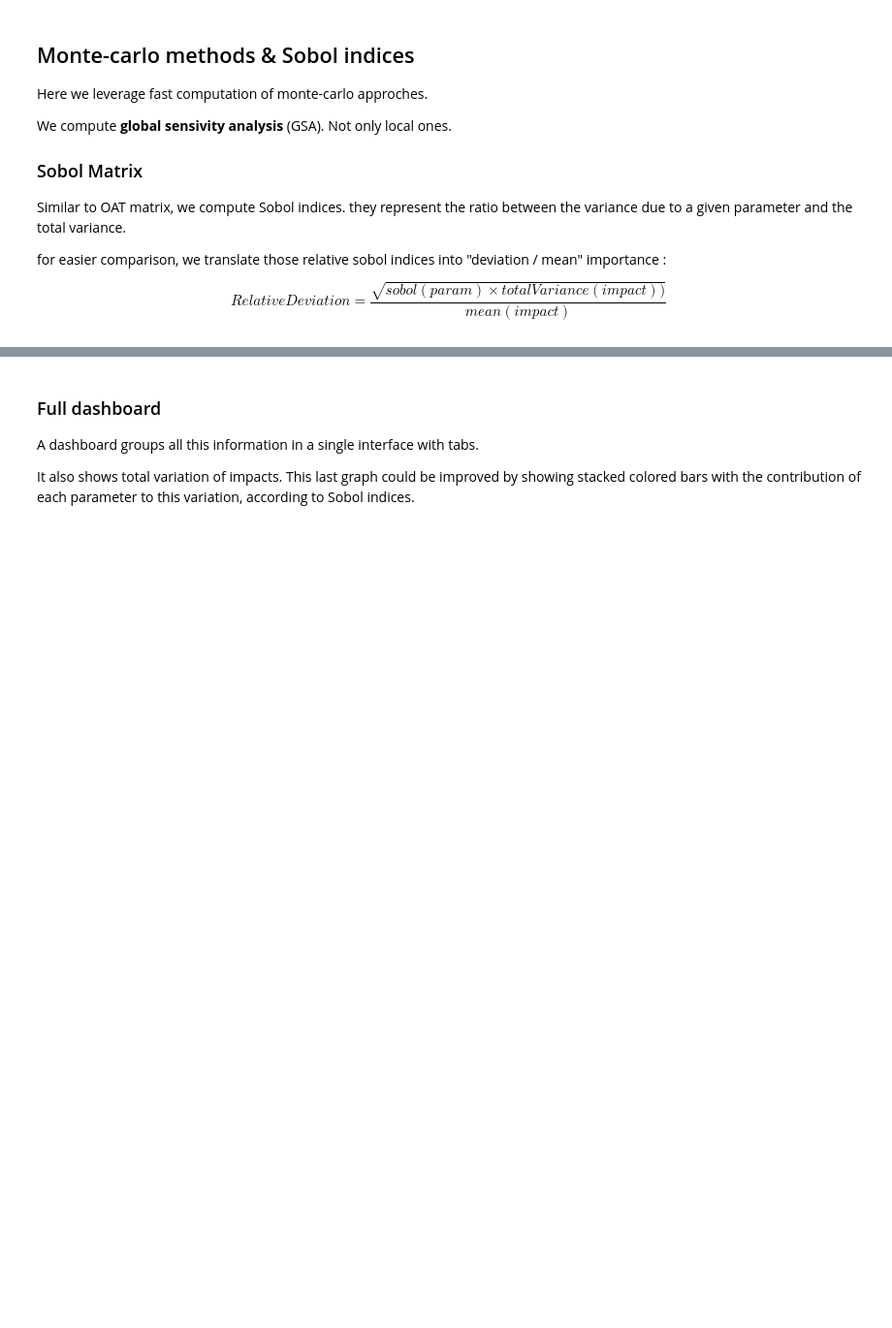
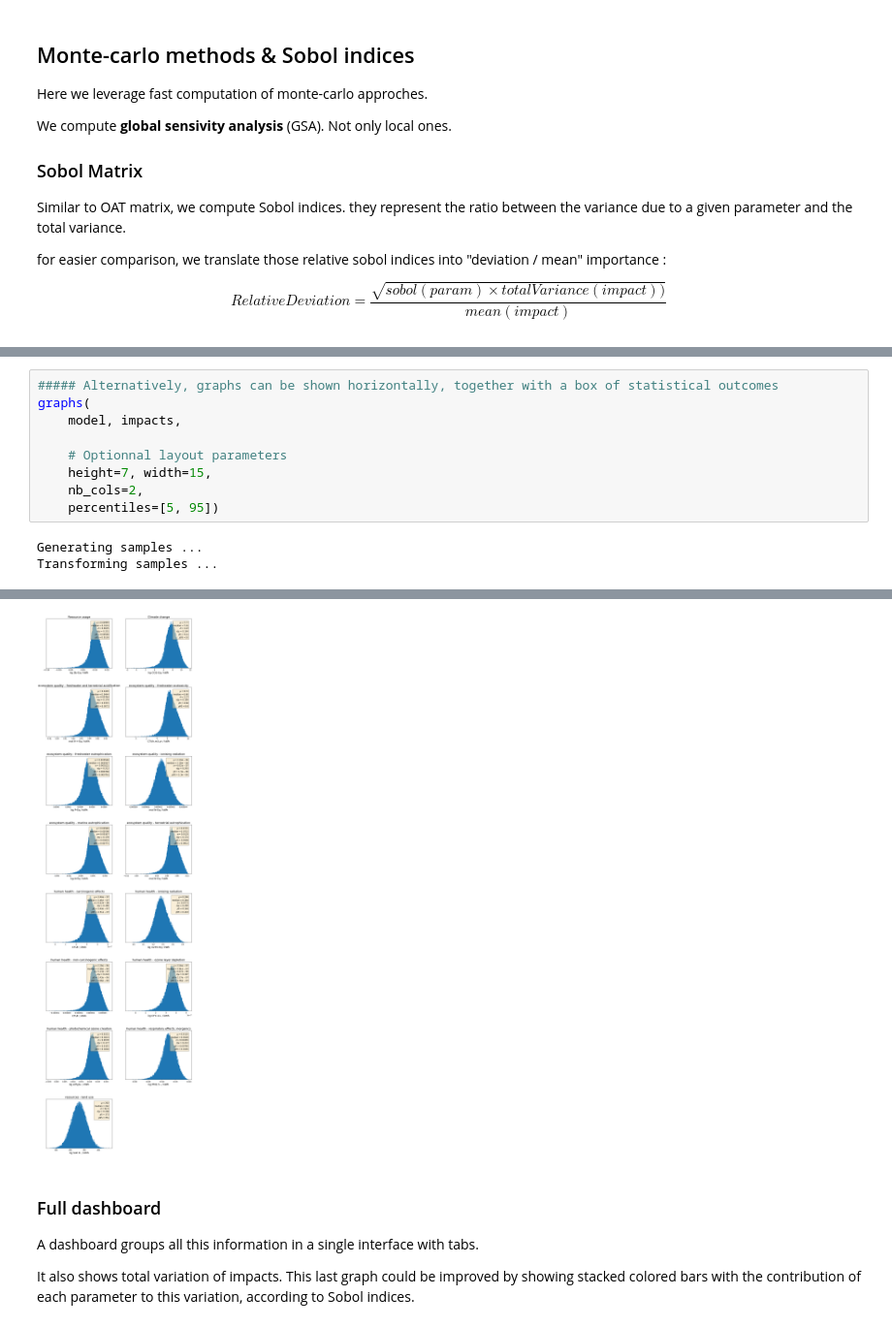
Before and after one commit to oie-mines-paristech/lca_algebraic, a Jupyter notebook: example-notebook.ipynb, the cells around one changed output, grey strips where cells are left out. Shown at 97% size. Cells and saved outputs as stored; diff of their text form; blank space fills up the shorter version.

```diff
--- a/example-notebook.ipynb
+++ b/example-notebook.ipynb
@@ -402,0 +523,12 @@ incer_stochastic_violin(model, impacts)
+# %%
+##### Alternatively, graphs can be shown horizontally, together with a box of statistical outcomes
+graphs(
+    model, impacts,
+
+    # Optionnal layout parameters
+    height=7, width=15,
+    nb_cols=2,
+    percentiles=[5, 95])
+# %% [output]
+Generating samples ...
+Transforming samples ...
@@ -403,3 +541,4 @@ incer_stochastic_violin(model, impacts)
+[figure, added]
 # %% [markdown]
 ### Full dashboard
 
```
Also changed, not shown: parts of 30 cells of this notebook, 9 other files.
